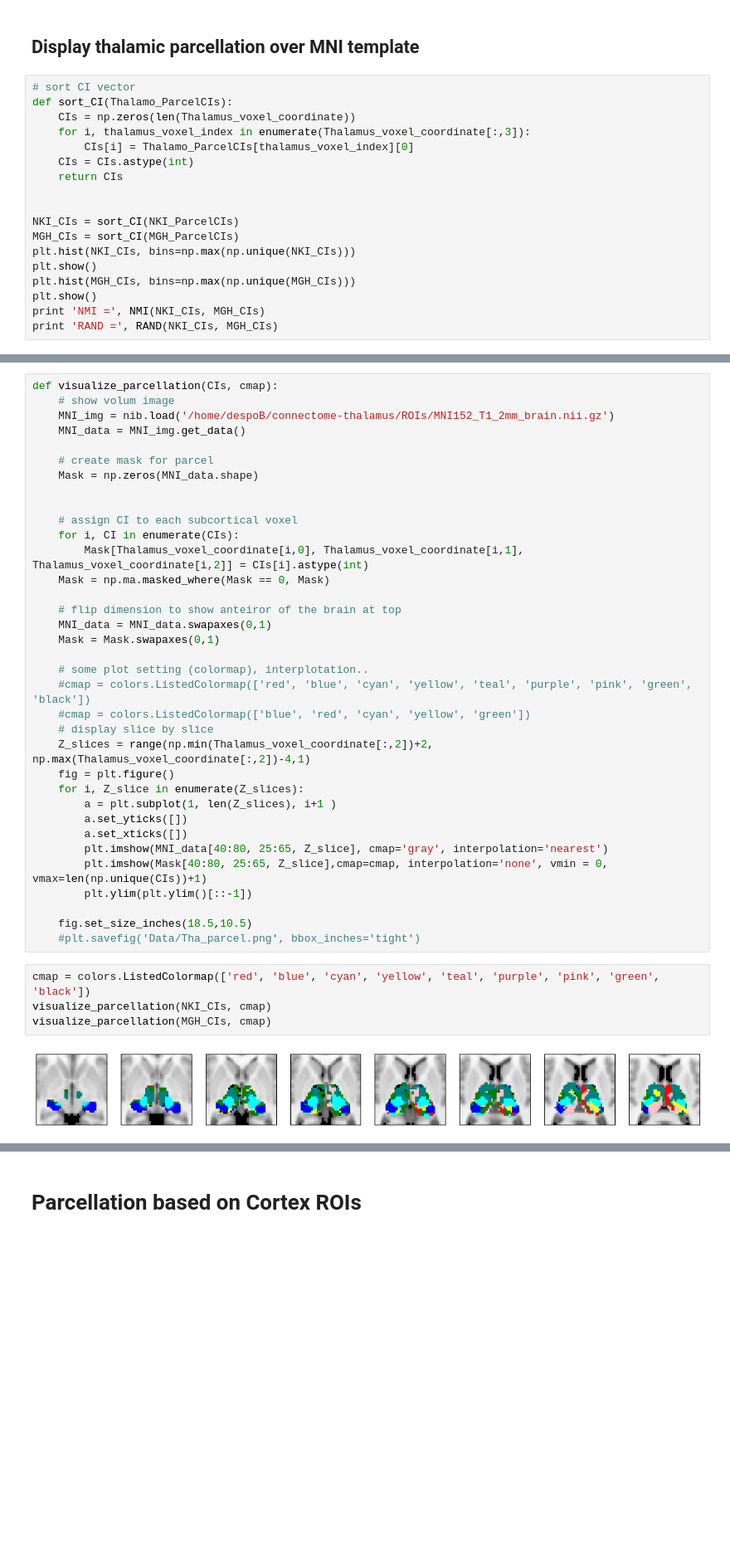
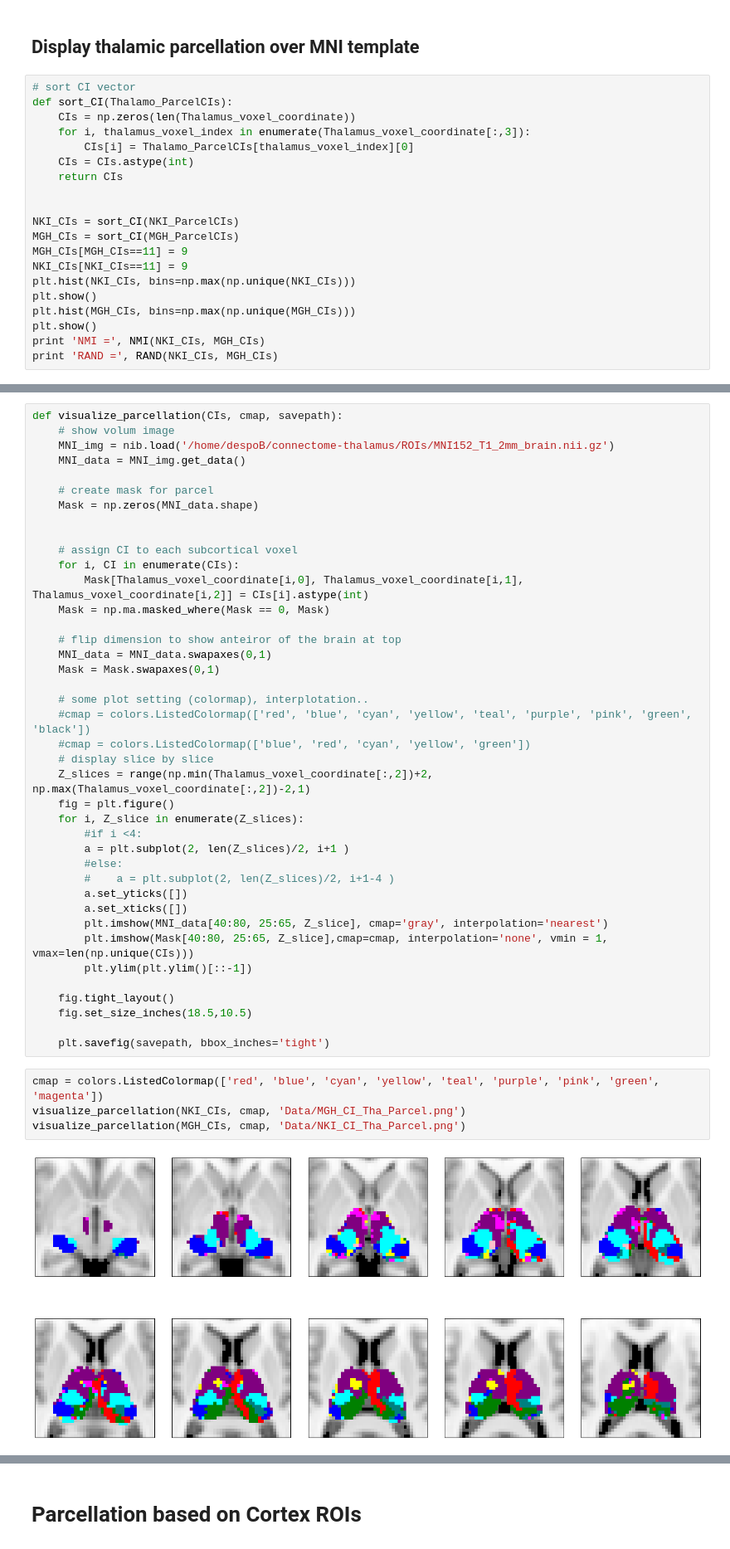
Before and after one commit to kaihwang/FuncParcel, a Jupyter notebook: Visualize Parcellation.ipynb, the cells around one changed output, grey strips where cells are left out. Shown at 83% size. Cells and saved outputs as stored; diff of their text form; blank space fills up the shorter version.

Commit message:
more graphics update.

```diff
--- a/Visualize Parcellation.ipynb
+++ b/Visualize Parcellation.ipynb
@@ -46,6 +56,8 @@ def sort_CI(Thalamo_ParcelCIs):
 
 NKI_CIs = sort_CI(NKI_ParcelCIs)
 MGH_CIs = sort_CI(MGH_ParcelCIs)
+MGH_CIs[MGH_CIs==11] = 9
+NKI_CIs[NKI_CIs==11] = 9
 plt.hist(NKI_CIs, bins=np.max(np.unique(NKI_CIs)))
 plt.show()
 plt.hist(MGH_CIs, bins=np.max(np.unique(MGH_CIs)))
@@ -60,5 +76,5 @@ RAND = 0.410494539242
 # %%
-def visualize_parcellation(CIs, cmap):
+def visualize_parcellation(CIs, cmap, savepath):
     # show volum image
     MNI_img = nib.load('/home/despoB/connectome-thalamus/ROIs/MNI152_T1_2mm_brain.nii.gz')
     MNI_data = MNI_img.get_data()
@@ -80,21 +96,26 @@ def visualize_parcellation(CIs, cmap):
     #cmap = colors.ListedColormap(['red', 'blue', 'cyan', 'yellow', 'teal', 'purple', 'pink', 'green', 'black'])
     #cmap = colors.ListedColormap(['blue', 'red', 'cyan', 'yellow', 'green'])
     # display slice by slice
-    Z_slices = range(np.min(Thalamus_voxel_coordinate[:,2])+2, np.max(Thalamus_voxel_coordinate[:,2])-4,1)
+    Z_slices = range(np.min(Thalamus_voxel_coordinate[:,2])+2, np.max(Thalamus_voxel_coordinate[:,2])-2,1)
     fig = plt.figure()
     for i, Z_slice in enumerate(Z_slices):
-        a = plt.subplot(1, len(Z_slices), i+1 )
+        #if i <4:
+        a = plt.subplot(2, len(Z_slices)/2, i+1 )
+        #else:
+        #    a = plt.subplot(2, len(Z_slices)/2, i+1-4 )
         a.set_yticks([])
         a.set_xticks([])
         plt.imshow(MNI_data[40:80, 25:65, Z_slice], cmap='gray', interpolation='nearest')
-        plt.imshow(Mask[40:80, 25:65, Z_slice],cmap=cmap, interpolation='none', vmin = 0, vmax=len(np.unique(CIs))+1)
+        plt.imshow(Mask[40:80, 25:65, Z_slice],cmap=cmap, interpolation='none', vmin = 1, vmax=len(np.unique(CIs)))
         plt.ylim(plt.ylim()[::-1])
 
+    fig.tight_layout()
     fig.set_size_inches(18.5,10.5)
-    #plt.savefig('Data/Tha_parcel.png', bbox_inches='tight')
+
+    plt.savefig(savepath, bbox_inches='tight')
 # %%
-cmap = colors.ListedColormap(['red', 'blue', 'cyan', 'yellow', 'teal', 'purple', 'pink', 'green', 'black'])
-visualize_parcellation(NKI_CIs, cmap)
-visualize_parcellation(MGH_CIs, cmap)
+cmap = colors.ListedColormap(['red', 'blue', 'cyan', 'yellow', 'teal', 'purple', 'pink', 'green', 'magenta'])
+visualize_parcellation(NKI_CIs, cmap, 'Data/MGH_CI_Tha_Parcel.png')
+visualize_parcellation(MGH_CIs, cmap, 'Data/NKI_CI_Tha_Parcel.png')
 # %% [output]
-[figure, old version]
+[figure, new version]
```
Also changed, not shown: parts of 12 cells of this notebook, 2 other files.
